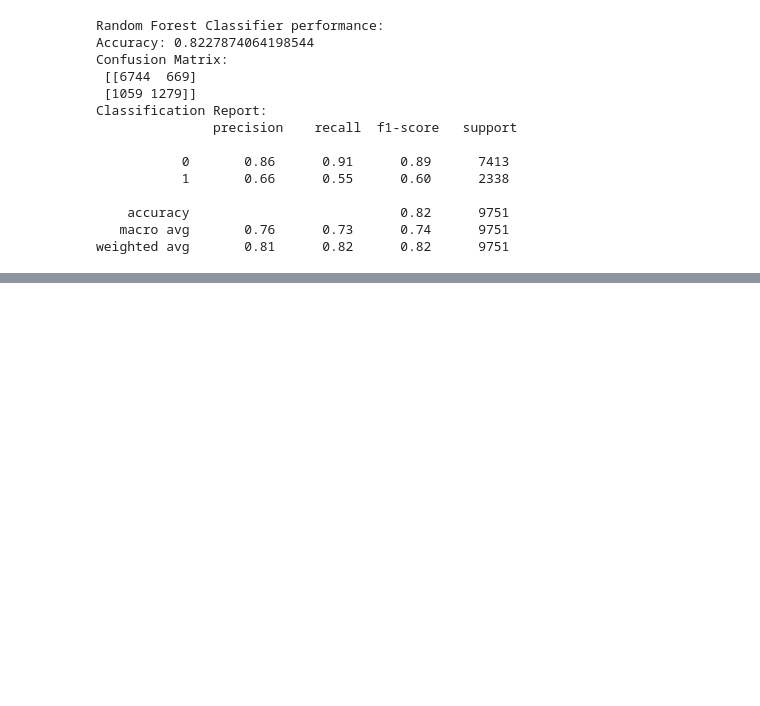
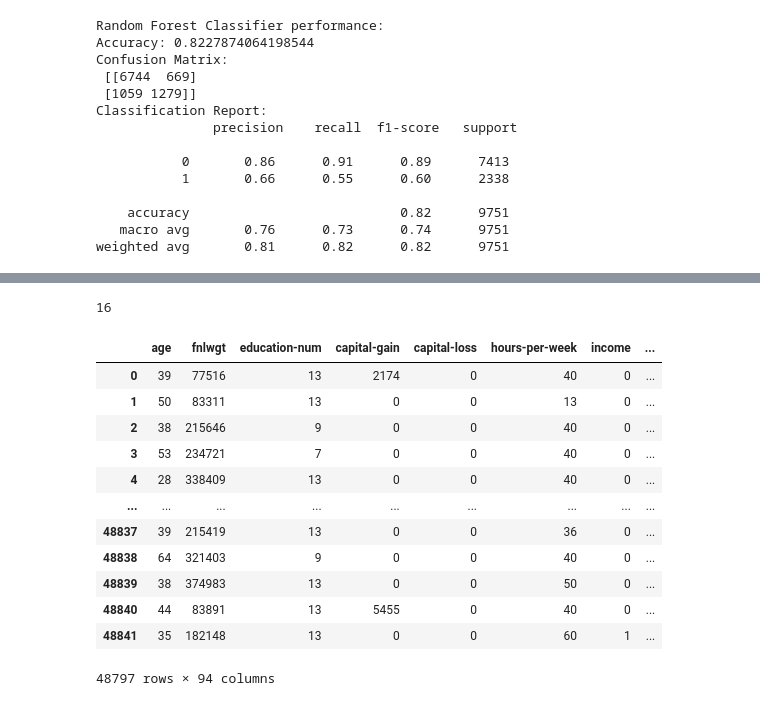
Before and after one commit to SabeehaMazahir/MachineLearning, a Jupyter notebook: ML_CW_2.ipynb, the cells around one changed output, grey strips where cells are left out. Saved outputs shown, nothing was run; the diff lists cells and outputs as text; code cells hidden in the pictures; blank space fills up the shorter version.

```diff
--- a/ML_CW_2.ipynb
+++ b/ML_CW_2.ipynb
@@ -516,0 +525,35 @@ Accuracy on testing data:  0.8211465490718901
+# %%
+# Replace the income values to ensure consistency
+df_rf['income'] = df_rf['income'].replace({'<=50K.': '<=50K', '>50K.': '>50K'})
+# %%
+# feature engineering on: income - convert to numeric as 0s and 1s
+df_rf.income = df_rf.income.replace(['<=50K'], 0)
+df_rf.income = df_rf.income.replace(['>50K'], 1)
+# %%
+# feature engineering - marital status: make it simpler by reducing the categories
+df_rf['marital-status'] = df_rf['marital-status'].replace(['Married-civ-spouse', 'Married-AF-spouse'], 'married')
+df_rf['marital-status'] = df_rf['marital-status'].replace(['Never-married', 'not-married'])
+df_rf['marital-status'] = df_rf['marital-status'].replace(['Married-spouse-absent', 'Divorced', 'Separated', 'Widowed'], 'other')
+# %%
+# One-hot encoding applied to the categorical columns
+df_rf = pd.get_dummies(df_rf, columns=categorical_columns, drop_first=True)
+# %%
+df_rf.duplicated().sum()
+# %% [output]
+16
+# %%
+df_rf.drop_duplicates()
+# %% [output]
+|  | age | fnlwgt | education-num | capital-gain | capital-loss | hours-per-week | income | ... |
+| 0 | 39 | 77516 | 13 | 2174 | 0 | 40 | 0 | ... |
+| 1 | 50 | 83311 | 13 | 0 | 0 | 13 | 0 | ... |
+| 2 | 38 | 215646 | 9 | 0 | 0 | 40 | 0 | ... |
+| 3 | 53 | 234721 | 7 | 0 | 0 | 40 | 0 | ... |
+| 4 | 28 | 338409 | 13 | 0 | 0 | 40 | 0 | ... |
+| ... | ... | ... | ... | ... | ... | ... | ... | ... |
+| 48837 | 39 | 215419 | 13 | 0 | 0 | 36 | 0 | ... |
+| 48838 | 64 | 321403 | 9 | 0 | 0 | 40 | 0 | ... |
+| 48839 | 38 | 374983 | 13 | 0 | 0 | 50 | 0 | ... |
+| 48840 | 44 | 83891 | 13 | 5455 | 0 | 40 | 0 | ... |
+| 48841 | 35 | 182148 | 13 | 0 | 0 | 60 | 1 | ... |
+48797 rows × 94 columns
```
Also changed, not shown: parts of 7 cells of this notebook.
